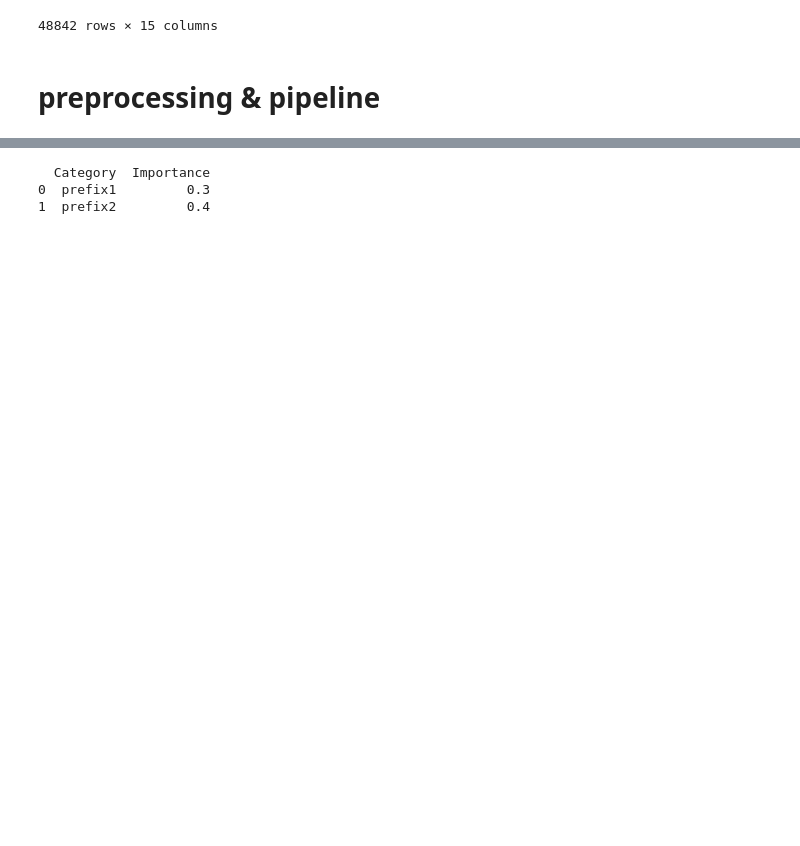
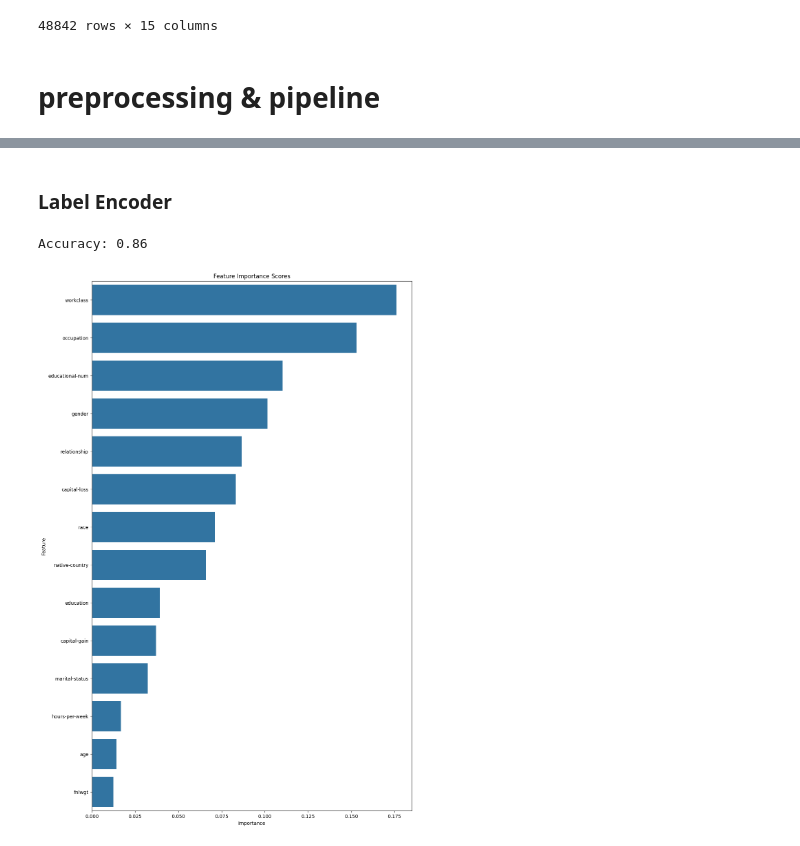
Before and after one commit to ConstanceGlly/Interpretability_and_Fairness_Income, a Jupyter notebook: EDA/Models.ipynb, the cells around one changed output, grey strips where cells are left out. Saved outputs shown, nothing was run; the diff lists cells and outputs as text; code cells hidden in the pictures; blank space fills up the shorter version.

Commit message:
new models

```diff
--- a/EDA/Models.ipynb
+++ b/EDA/Models.ipynb
@@ -169,27 +134,40 @@ Name: Importance, Length: 85, dtype: float64
-# %%
-import pandas as pd
-
-
-def sum_categorical_feature_importance(feature_importance, one_hot_feature_names):
-    # Create a dictionary to store the summed importance for each category
-    category_importance = {}
-
-    for feature_name, importance in zip(one_hot_feature_names, feature_importance):
-        # Split the feature name into prefix and category
-        prefix, category = feature_name.split("_", 1)
-
-        if prefix in category_importance:
-            category_importance[prefix] += importance
-        else:
-            category_importance[prefix] = importance
-
-    # Convert the dictionary to a DataFrame for easier analysis
-    category_importance_df = pd.DataFrame(
-        category_importance.items(), columns=["Category", "Importance"]
-    )
-
-    return category_importance_df
-# %% [output]
-  Category  Importance
-0  prefix1         0.3
-1  prefix2         0.4
+# %% [markdown]
+### Label Encoder
+# %%
+le = LabelEncoder()
+
+# Apply LabelEncoder to the categorical columns
+for col in categorical_cols:
+    X_train[col] = le.fit_transform(X_train[col])
+    X_test[col] = le.transform(X_test[col])
+
+# Create a pipeline with preprocessing and the machine learning model
+model = RandomForestClassifier(random_state=42)
+
+# Fit the pipeline (including preprocessing) to the training data
+model.fit(X_train, y_train)
+# Make predictions on the test data
+y_pred = model.predict(X_test)
+
+# Evaluate the model's performance
+accuracy = accuracy_score(y_test, y_pred)
+print(f"Accuracy: {accuracy:.2f}")
+# %% [output]
+Accuracy: 0.86
+# %%
+feature_importances = model.feature_importances_
+
+# Combine the one-hot feature names with the numeric feature names
+all_feature_names = categorical_cols + numeric_cols
+
+# Create a DataFrame with feature names and importance scores
+feature_importance_df = pd.DataFrame(
+    {"Feature": all_feature_names, "Importance": feature_importances}
+)
+
+# Sort the DataFrame by importance in descending order
+feature_importance_df = feature_importance_df.sort_values(
+    by="Importance", ascending=False
+)
+# %% [output]
+[figure, added]
```
Also changed, not shown: parts of 13 cells of this notebook, 1 other file.
